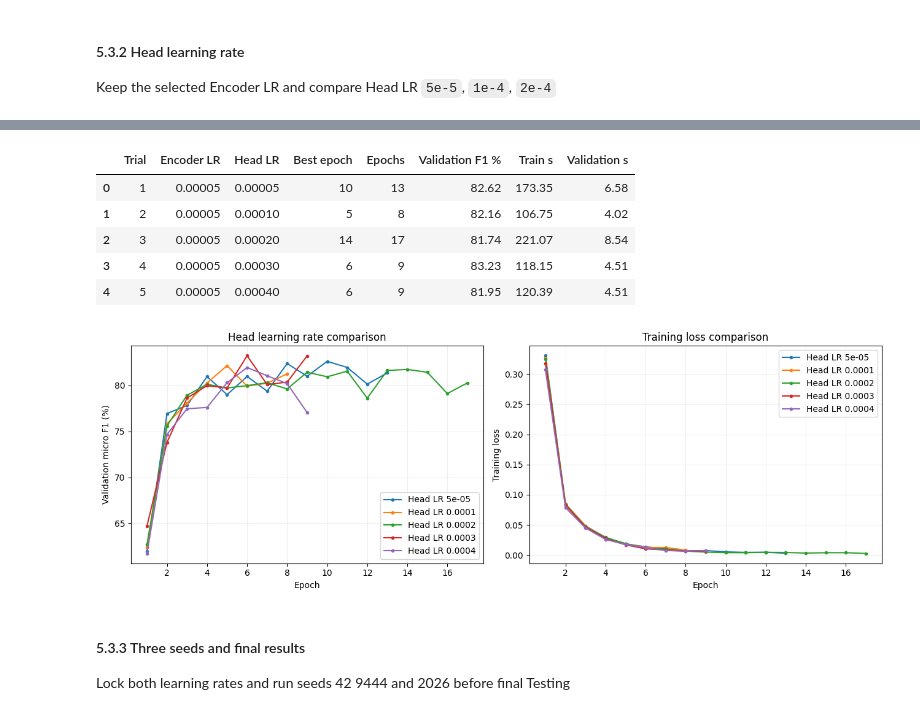
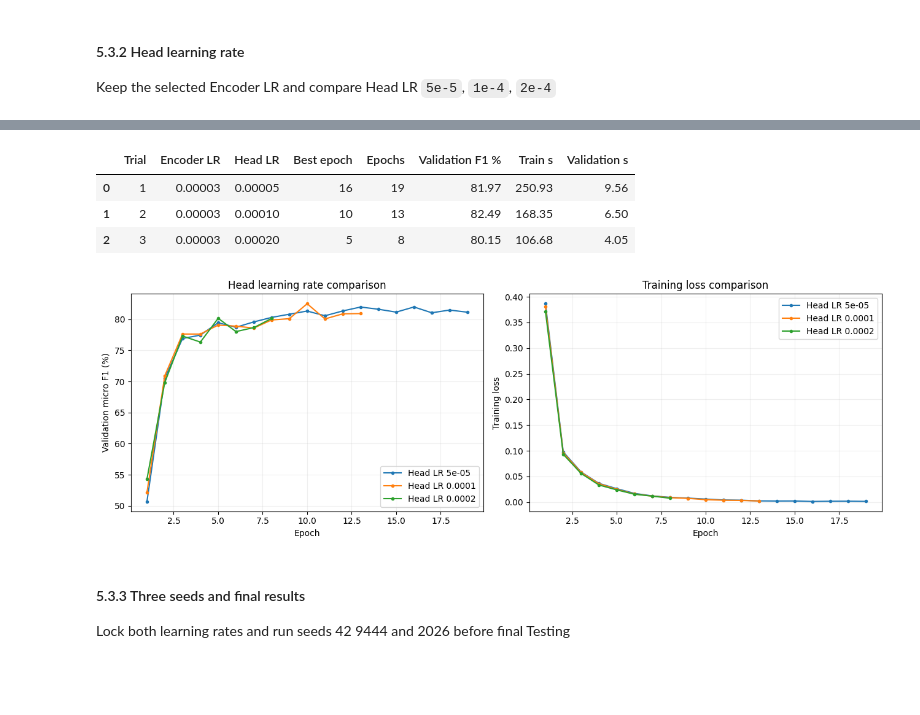
Before and after one commit to Edric-D/MedNLP_Research, a Jupyter notebook: MedNLP_research.ipynb, the cells around one changed output, grey strips where cells are left out. Drawn from its saved outputs; the diff is of its cells as text; code cells hidden in the pictures; blank space fills up the shorter version.

```diff
--- a/MedNLP_research.ipynb
+++ b/MedNLP_research.ipynb
@@ -3936,10 +4187,9 @@ Keep the selected Encoder LR and compare Head LR `5e-5`, `1e-4`, `2e-4`
 E3_HEAD_SELECTION = search_e3_stage(E3_STATE, '5.3.2 Head learning rate', [
     replace(
         E3_STATE['selected'],
-        encoder_learning_rate=5e-5,
         head_learning_rate=rate,
     )
-    for rate in (5e-5, 1e-4, 2e-4, 3e-4, 4e-4)
+    for rate in (5e-5, 1e-4, 2e-4)
 ])
 
 # Compare head learning rate curves
@@ -3967,10 +4217,8 @@ Epoch 09/30 | loss=0.0074 | Val F1=77.04% | best=81.95% | train=13.3s | val=0.5s
 |  | Trial | Encoder LR | Head LR | Best epoch | Epochs | Validation F1 % | Train s | Validation s |
-| 0 | 1 | 0.00005 | 0.00005 | 10 | 13 | 82.62 | 173.35 | 6.58 |
-| 1 | 2 | 0.00005 | 0.00010 | 5 | 8 | 82.16 | 106.75 | 4.02 |
-| 2 | 3 | 0.00005 | 0.00020 | 14 | 17 | 81.74 | 221.07 | 8.54 |
-| 3 | 4 | 0.00005 | 0.00030 | 6 | 9 | 83.23 | 118.15 | 4.51 |
-| 4 | 5 | 0.00005 | 0.00040 | 6 | 9 | 81.95 | 120.39 | 4.51 |
+| 0 | 1 | 0.00003 | 0.00005 | 16 | 19 | 81.97 | 250.93 | 9.56 |
+| 1 | 2 | 0.00003 | 0.00010 | 10 | 13 | 82.49 | 168.35 | 6.50 |
+| 2 | 3 | 0.00003 | 0.00020 | 5 | 8 | 80.15 | 106.68 | 4.05 |
-[figure, old version]
+[figure, new version]
 # %% [markdown]
 #### 5.3.3 Three seeds and final results
 
```
Also changed, not shown: parts of 15 cells of this notebook.
